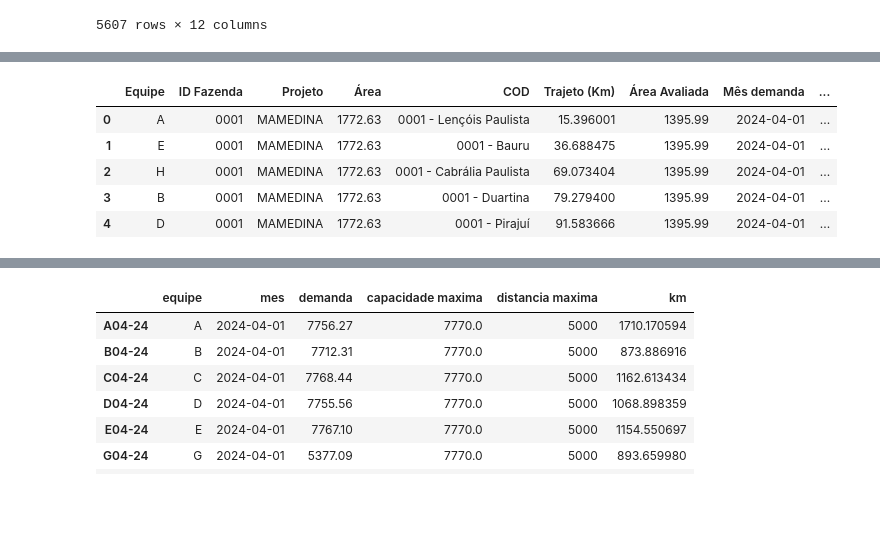
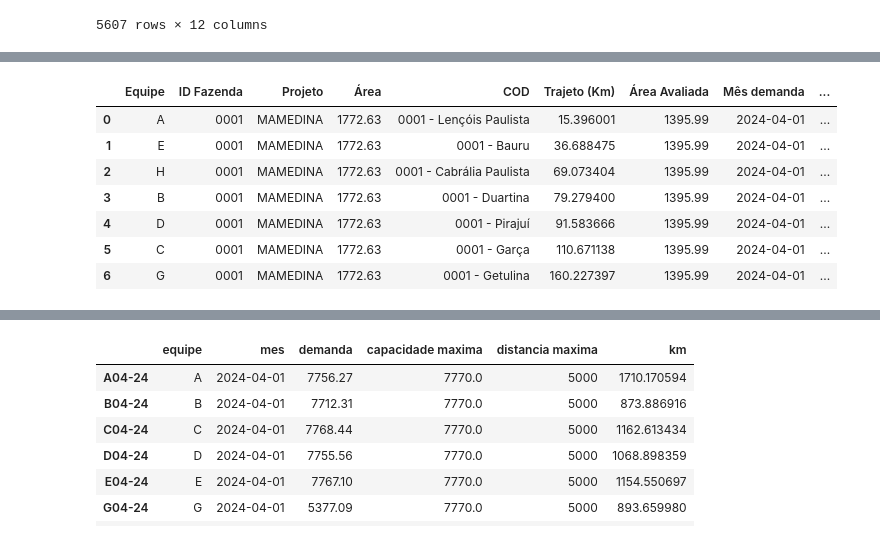
Before and after one commit to Ga-Moura/otimizacao, a Jupyter notebook: otimizacao.V2.ipynb, the cells around one changed output, grey strips where cells are left out. Drawn from its saved outputs; the diff is of its cells as text; code cells hidden in the pictures; blank space fills up the shorter version.

```diff
--- a/otimizacao.V2.ipynb
+++ b/otimizacao.V2.ipynb
@@ -238,14 +209,16 @@ adiciona_equipe(capacidade_equipe, carteira_equipe, 0,0)
 #for chave, value in carteira_equipe.items():
 #    print(value)
 # %%
-otimizacao_rotas.head(5)
+otimizacao_rotas.head(7)
 # %% [output]
 |  | Equipe | ID Fazenda | Projeto | Área | COD | Trajeto (Km) | Área Avaliada | Mês demanda | ... |
 | 0 | A | 0001 | MAMEDINA | 1772.63 | 0001 - Lençóis Paulista | 15.396001 | 1395.99 | 2024-04-01 | ... |
 | 1 | E | 0001 | MAMEDINA | 1772.63 | 0001 - Bauru | 36.688475 | 1395.99 | 2024-04-01 | ... |
 | 2 | H | 0001 | MAMEDINA | 1772.63 | 0001 - Cabrália Paulista | 69.073404 | 1395.99 | 2024-04-01 | ... |
 | 3 | B | 0001 | MAMEDINA | 1772.63 | 0001 - Duartina | 79.279400 | 1395.99 | 2024-04-01 | ... |
 | 4 | D | 0001 | MAMEDINA | 1772.63 | 0001 - Pirajuí | 91.583666 | 1395.99 | 2024-04-01 | ... |
+| 5 | C | 0001 | MAMEDINA | 1772.63 | 0001 - Garça | 110.671138 | 1395.99 | 2024-04-01 | ... |
+| 6 | G | 0001 | MAMEDINA | 1772.63 | 0001 - Getulina | 160.227397 | 1395.99 | 2024-04-01 | ... |
 # %%
 #Construir função para ir aumentando a carteira de áreas da equipe
 
```
Also changed, not shown: parts of 8 cells of this notebook.
